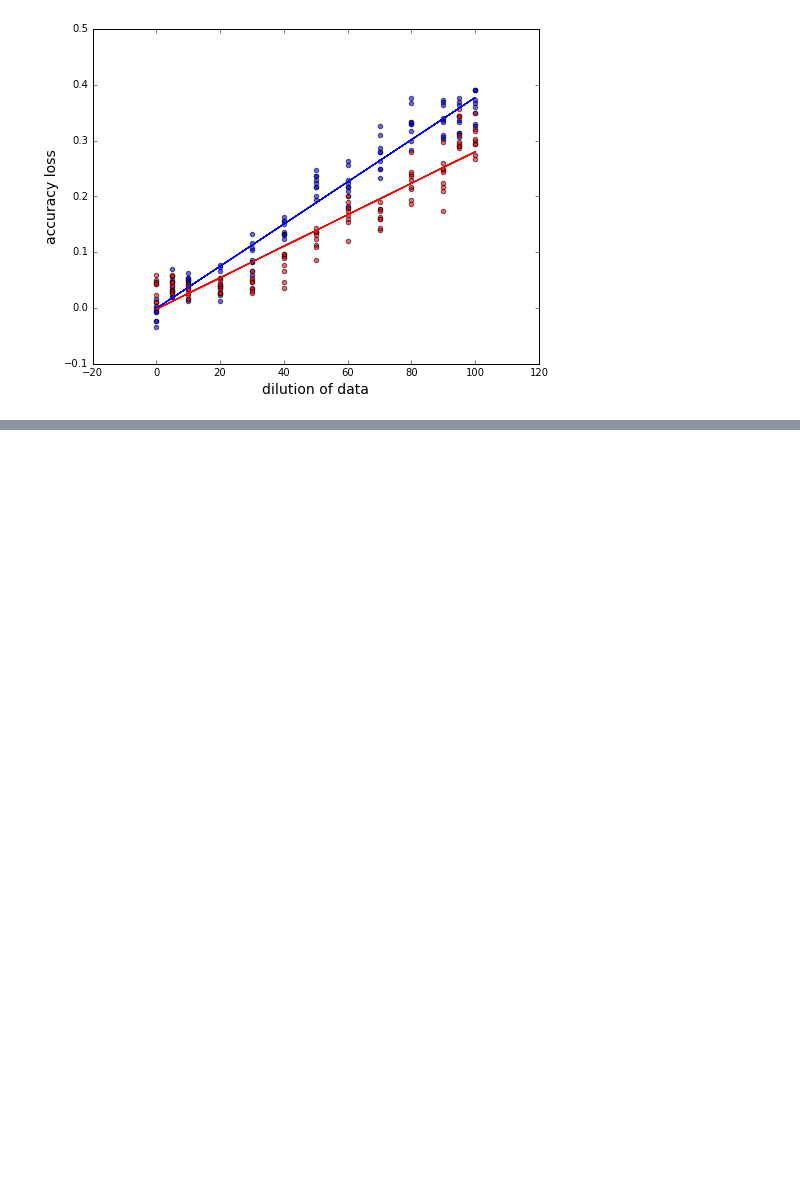
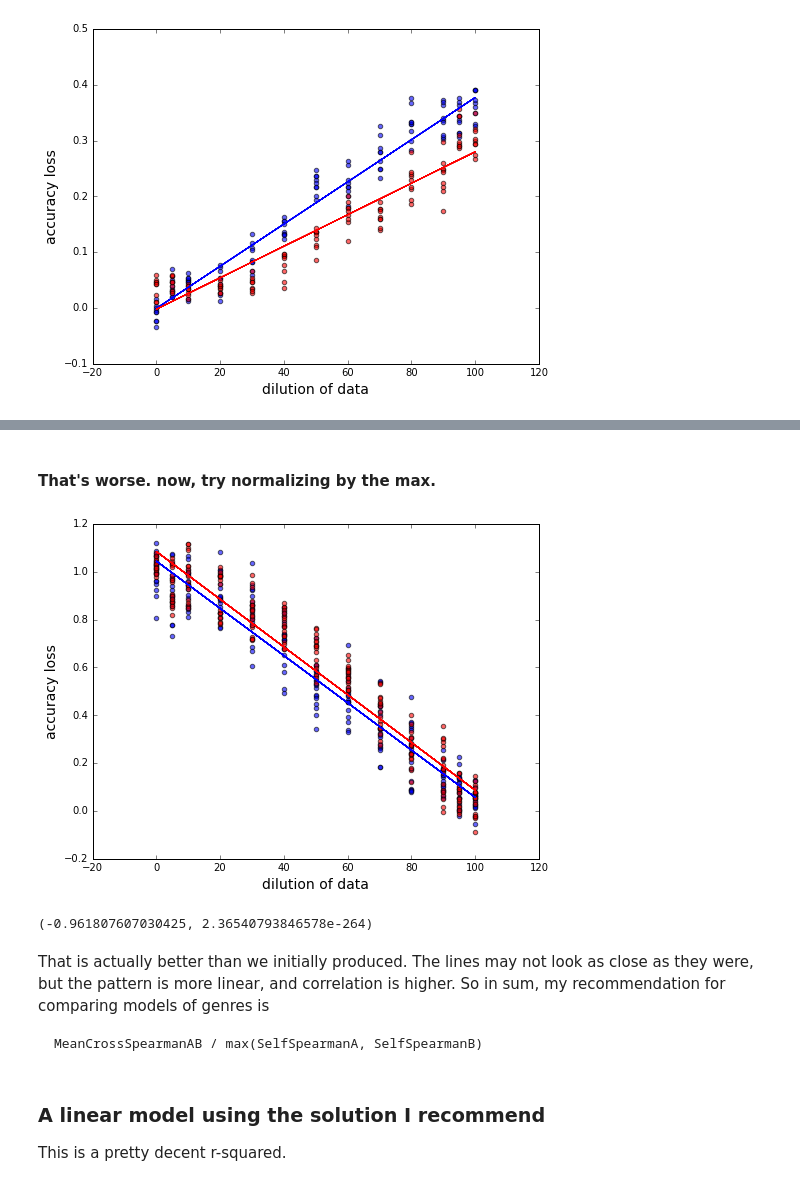
Before and after one commit to tedunderwood/measureperspective, a Jupyter notebook: measuredivergence/spacebetweengenres.ipynb, the cells around one changed output, grey strips where cells are left out. Drawn from its saved outputs; the diff is of its cells as text; code cells hidden in the pictures; blank space fills up the shorter version.

```diff
--- a/measuredivergence/spacebetweengenres.ipynb
+++ b/measuredivergence/spacebetweengenres.ipynb
@@ -263 +340,50 @@ This should be tested further, but right now, for the normalizing factor, I woul
+# %% [markdown]
+#### That's worse. now, try normalizing by the max.
+# %%
+newnorm = []
+for idx in df.index:
+    t = df.loc[idx, 'testype']
+    ratio = df.loc[idx, 'ratio']
+    if t.startswith('det'):
+        n = max(meanspears.loc[100 - ratio, 'spearman'], meanspears.loc[100, 'spearman'])
+    else:
+        n = max(meanspears.loc[ratio, 'spearman'],  meanspears.loc[0, 'spearman'])
+    newnorm.append(n)
+
+    # the lines immediately above take the max
+
+newnorm = np.array(newnorm)
+
+df = df.assign(newnormspear = df.spearman / newnorm)
+det = df.loc[df.testype == 'detective2mixed', :]
+fan = df.loc[df.testype == 'fantasy2mixed', :]
+
+fig, ax = plt.subplots(figsize = (8, 6))
+plt.scatter(fan.ratio, fan.newnormspear, c ='b', alpha = 0.6)
+plt.scatter(det.ratio, det.newnormspear, c = 'r', alpha = 0.6)
+plt.xlabel('dilution of data', fontsize = 14)
+plt.ylabel('accuracy loss', fontsize = 14)
+
+
+z = np.polyfit(fan.ratio, fan.newnormspear, 1)
+p = np.poly1d(z)
+ax.plot(fan.ratio, p(fan.ratio), linestyle = (0, (5, 5)), c = 'b')
+
+z = np.polyfit(det.ratio, det.newnormspear, 1)
+p = np.poly1d(z)
+ax.plot(det.ratio, p(det.ratio), linestyle = (0, (5, 5)), c = 'r')
+
+plt.show()
+print(pearsonr(df.ratio, df.newnormspear))
+# %% [output]
+[figure, added]
+(-0.961807607030425, 2.36540793846578e-264)
+# %% [markdown]
+That is actually better than we initially produced. The lines may not look as close as they were, but the pattern is more linear, and correlation is higher. So in sum, my recommendation for comparing models of genres is
+
+    MeanCrossSpearmanAB / max(SelfSpearmanA, SelfSpearmanB)
+# %% [markdown]
+### A linear model using the solution I recommend
+
+This is a pretty decent r-squared.
 # %%
```
Also changed, not shown: parts of 7 cells of this notebook, 1 other file.
